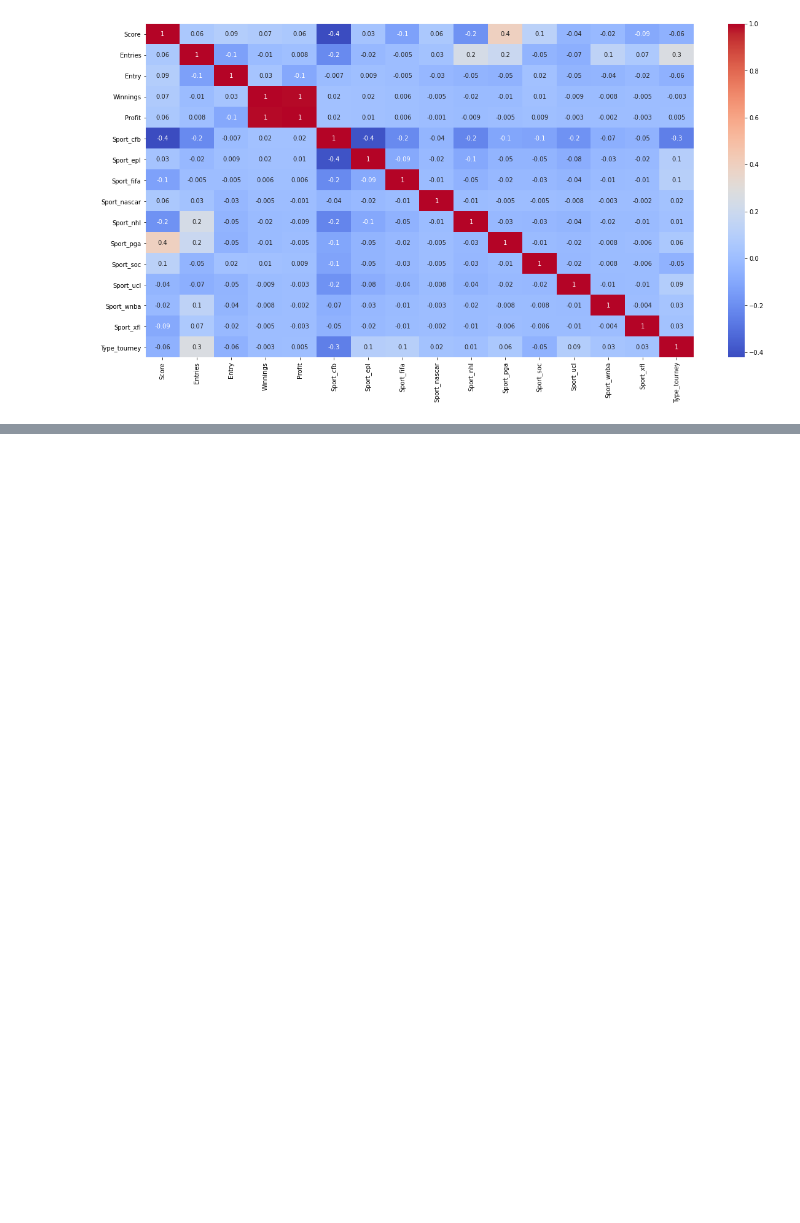
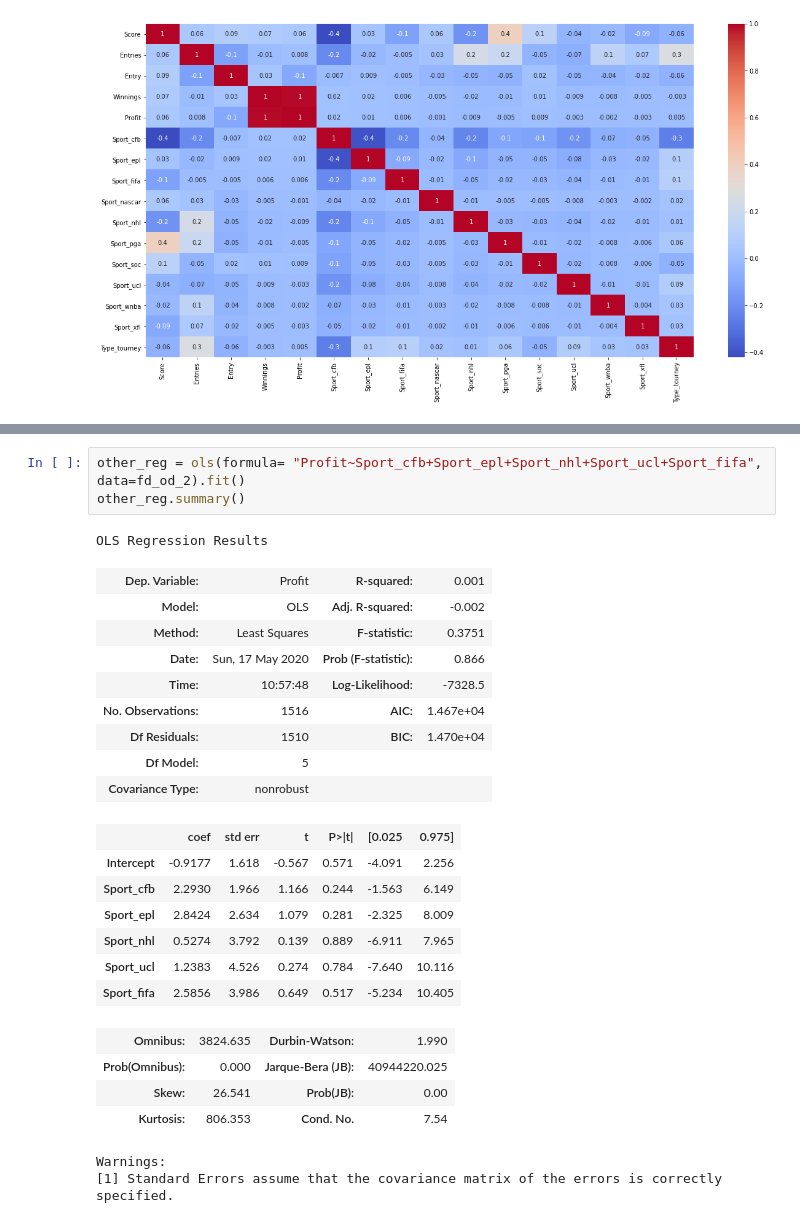
Before and after one commit to triolinho/verbose-octo-sniffle, a Jupyter notebook: fanduel_notebook.ipynb, the cells around one changed output, grey strips where cells are left out. Cells and saved outputs as stored; diff of their text form; blank space fills up the shorter version.

```diff
--- a/fanduel_notebook.ipynb
+++ b/fanduel_notebook.ipynb
@@ -736,0 +762,27 @@ sns.heatmap(od_corr, annot=True, fmt='.1g', cmap= 'coolwarm')
+# %%
+other_reg = ols(formula= "Profit~Sport_cfb+Sport_epl+Sport_nhl+Sport_ucl+Sport_fifa", data=fd_od_2).fit()
+other_reg.summary()
+# %% [output]
+OLS Regression Results
+| Dep. Variable: | Profit | R-squared: | 0.001 |
+| Model: | OLS | Adj. R-squared: | -0.002 |
+| Method: | Least Squares | F-statistic: | 0.3751 |
+| Date: | Sun, 17 May 2020 | Prob (F-statistic): | 0.866 |
+| Time: | 10:57:48 | Log-Likelihood: | -7328.5 |
+| No. Observations: | 1516 | AIC: | 1.467e+04 |
+| Df Residuals: | 1510 | BIC: | 1.470e+04 |
+| Df Model: | 5 |  |  |
+| Covariance Type: | nonrobust |  |  |
+|  | coef | std err | t | P>|t| | [0.025 | 0.975] |
+| Intercept | -0.9177 | 1.618 | -0.567 | 0.571 | -4.091 | 2.256 |
+| Sport_cfb | 2.2930 | 1.966 | 1.166 | 0.244 | -1.563 | 6.149 |
+| Sport_epl | 2.8424 | 2.634 | 1.079 | 0.281 | -2.325 | 8.009 |
+| Sport_nhl | 0.5274 | 3.792 | 0.139 | 0.889 | -6.911 | 7.965 |
+| Sport_ucl | 1.2383 | 4.526 | 0.274 | 0.784 | -7.640 | 10.116 |
+| Sport_fifa | 2.5856 | 3.986 | 0.649 | 0.517 | -5.234 | 10.405 |
+| Omnibus: | 3824.635 | Durbin-Watson: | 1.990 |
+| Prob(Omnibus): | 0.000 | Jarque-Bera (JB): | 40944220.025 |
+| Skew: | 26.541 | Prob(JB): | 0.00 |
+| Kurtosis: | 806.353 | Cond. No. | 7.54 |
+Warnings:
+[1] Standard Errors assume that the covariance matrix of the errors is correctly specified.
```
Also changed, not shown: parts of 4 cells of this notebook.
